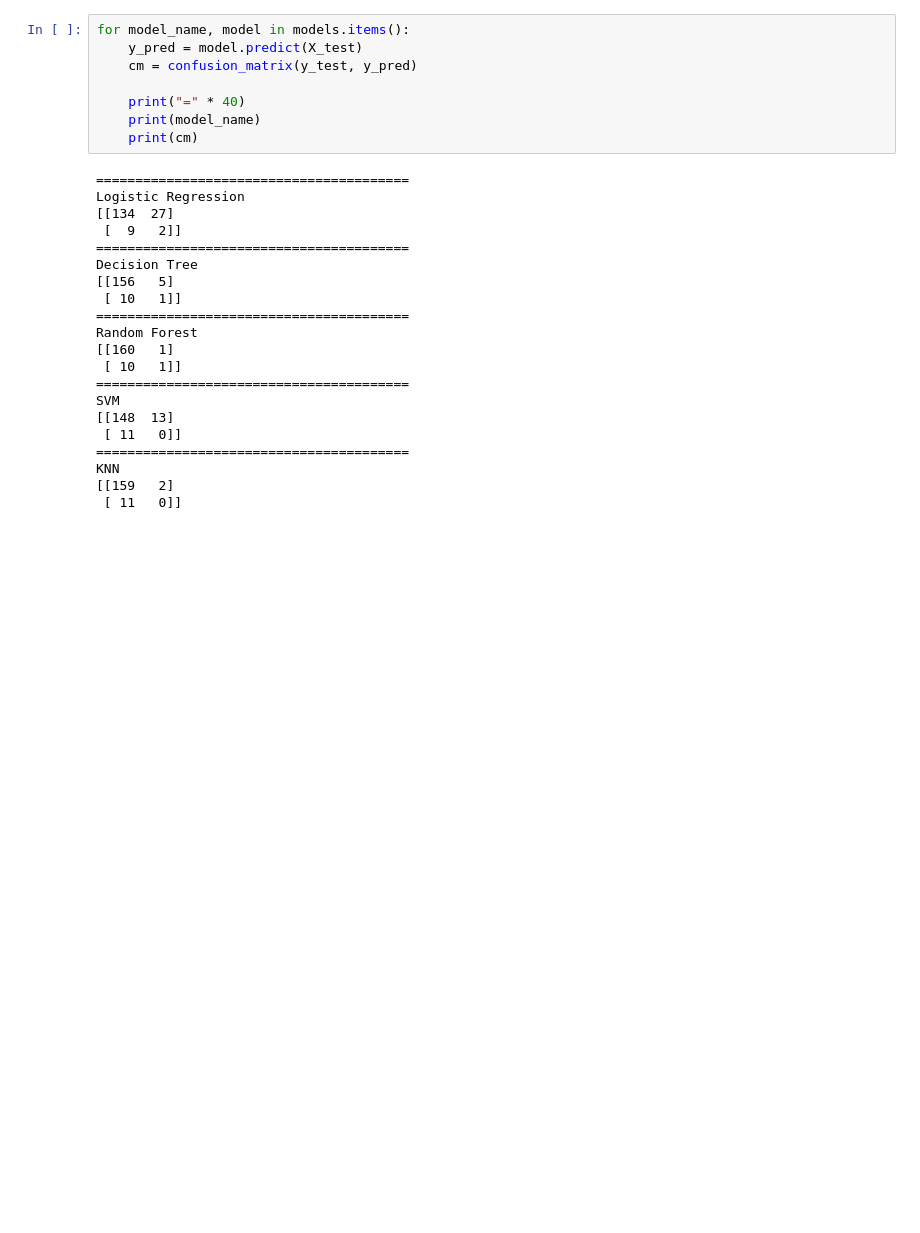
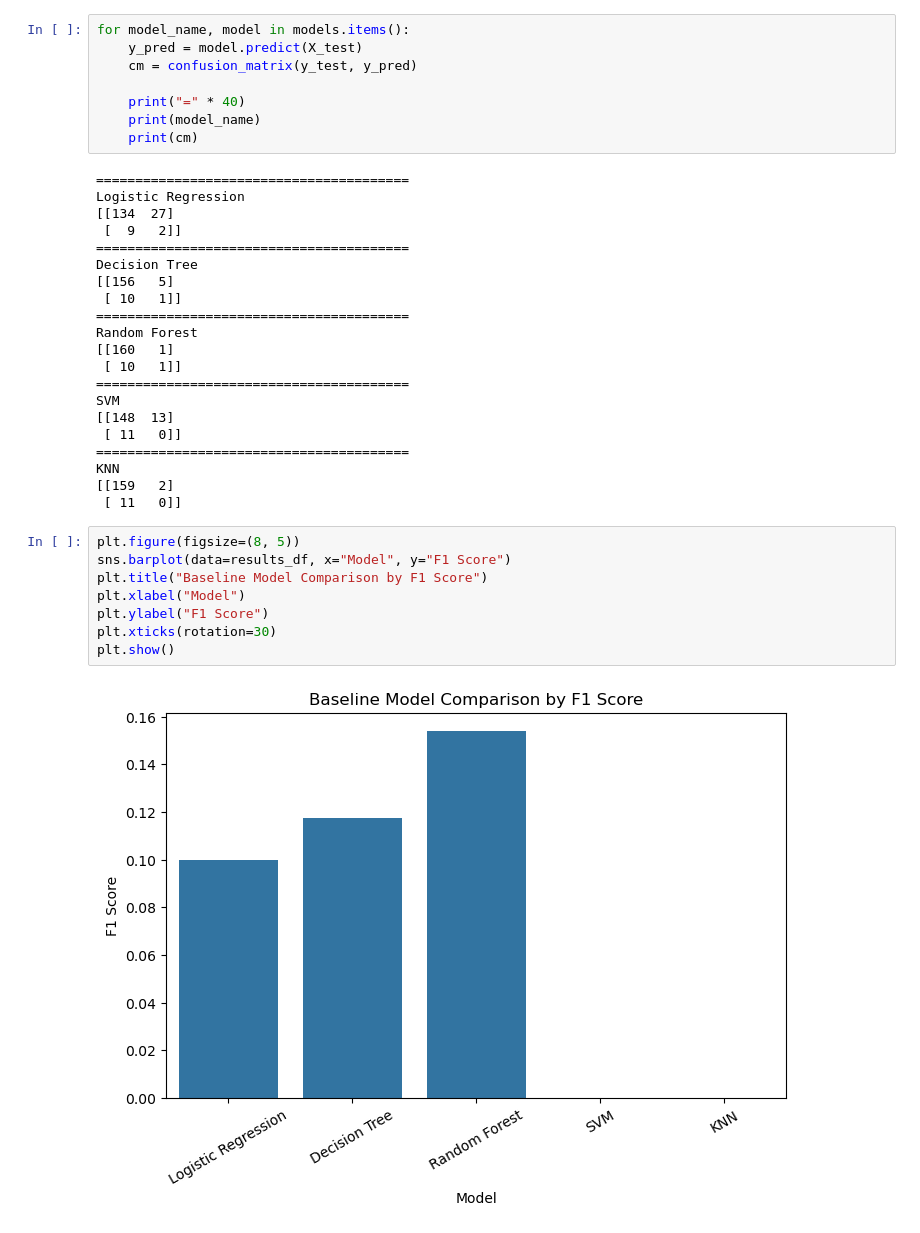
Before and after one commit to kawthar-shameseldeen/Cervical-Cancer, a Jupyter notebook: notebook/cervical_cancer_analysis.ipynb, the cells around one changed output. Drawn from its saved outputs; the diff is of its cells as text; blank space fills up the shorter version.

```diff
--- a/notebook/cervical_cancer_analysis.ipynb
+++ b/notebook/cervical_cancer_analysis.ipynb
@@ -439,3 +439,13 @@ SVM
 KNN
 [[159   2]
  [ 11   0]]
+# %%
+plt.figure(figsize=(8, 5))
+sns.barplot(data=results_df, x="Model", y="F1 Score")
+plt.title("Baseline Model Comparison by F1 Score")
+plt.xlabel("Model")
+plt.ylabel("F1 Score")
+plt.xticks(rotation=30)
+plt.show()
+# %% [output]
+[figure, added]
```
Also changed, not shown: parts of 2 cells of this notebook.
